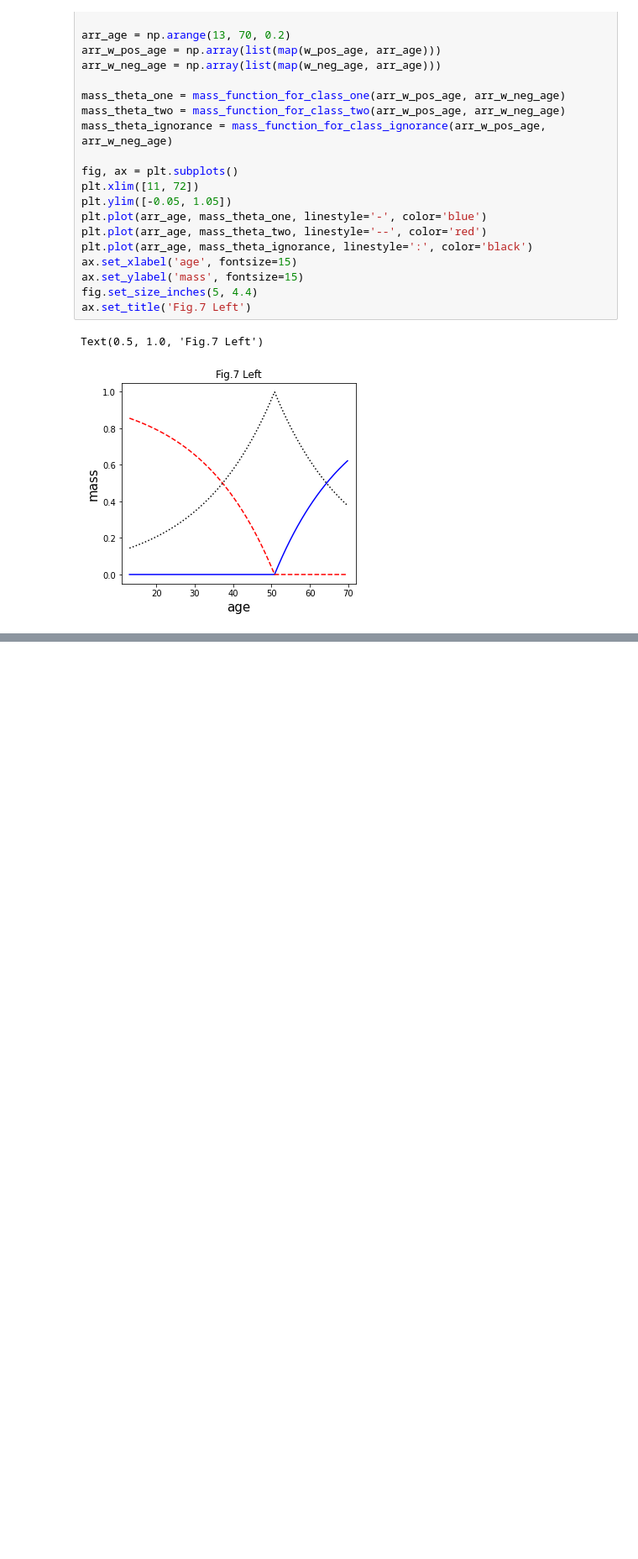
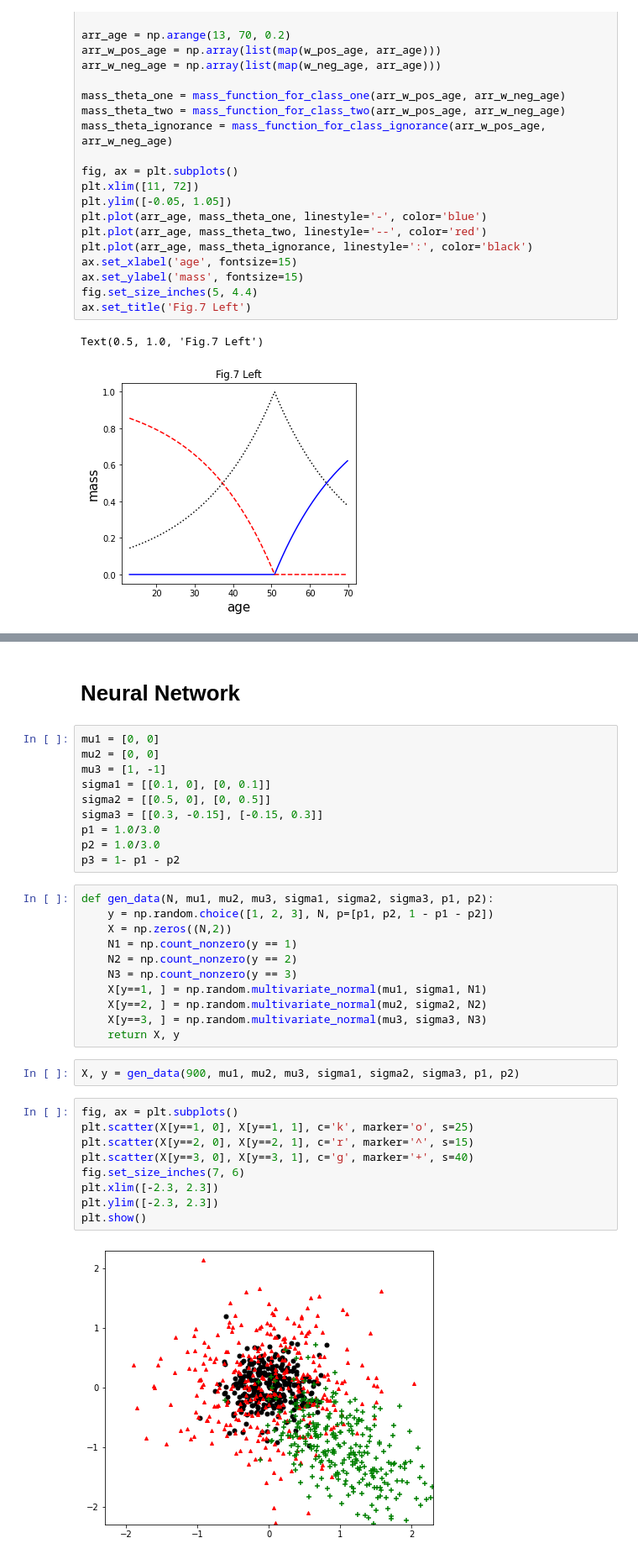
Before and after one commit to evidentiallab/Lunde_Chen_NN_Belief_Reproduction, a Jupyter notebook: NNBeliefWithSklearn.ipynb, the cells around one changed output, grey strips where cells are left out. Shown at 84% size. Drawn from its saved outputs; the diff is of its cells as text; blank space fills up the shorter version.

```diff
--- a/NNBeliefWithSklearn.ipynb
+++ b/NNBeliefWithSklearn.ipynb
@@ -920,0 +923,36 @@ plt.show()
+# %% [markdown]
+# Neural Network
+# %%
+mu1 = [0, 0]
+mu2 = [0, 0]
+mu3 = [1, -1]
+sigma1 = [[0.1, 0], [0, 0.1]]
+sigma2 = [[0.5, 0], [0, 0.5]]
+sigma3 = [[0.3, -0.15], [-0.15, 0.3]]
+p1 = 1.0/3.0
+p2 = 1.0/3.0
+p3 = 1- p1 - p2
+# %%
+def gen_data(N, mu1, mu2, mu3, sigma1, sigma2, sigma3, p1, p2):
+    y = np.random.choice([1, 2, 3], N, p=[p1, p2, 1 - p1 - p2])
+    X = np.zeros((N,2))
+    N1 = np.count_nonzero(y == 1)
+    N2 = np.count_nonzero(y == 2)
+    N3 = np.count_nonzero(y == 3)
+    X[y==1, ] = np.random.multivariate_normal(mu1, sigma1, N1)
+    X[y==2, ] = np.random.multivariate_normal(mu2, sigma2, N2)
+    X[y==3, ] = np.random.multivariate_normal(mu3, sigma3, N3)
+    return X, y
+# %%
+X, y = gen_data(900, mu1, mu2, mu3, sigma1, sigma2, sigma3, p1, p2)
+# %%
+fig, ax = plt.subplots()
+plt.scatter(X[y==1, 0], X[y==1, 1], c='k', marker='o', s=25)
+plt.scatter(X[y==2, 0], X[y==2, 1], c='r', marker='^', s=15)
+plt.scatter(X[y==3, 0], X[y==3, 1], c='g', marker='+', s=40)
+fig.set_size_inches(7, 6)
+plt.xlim([-2.3, 2.3])
+plt.ylim([-2.3, 2.3])
+plt.show()
+# %% [output]
+[figure, added]
```
Also changed, not shown: parts of 73 cells of this notebook.
